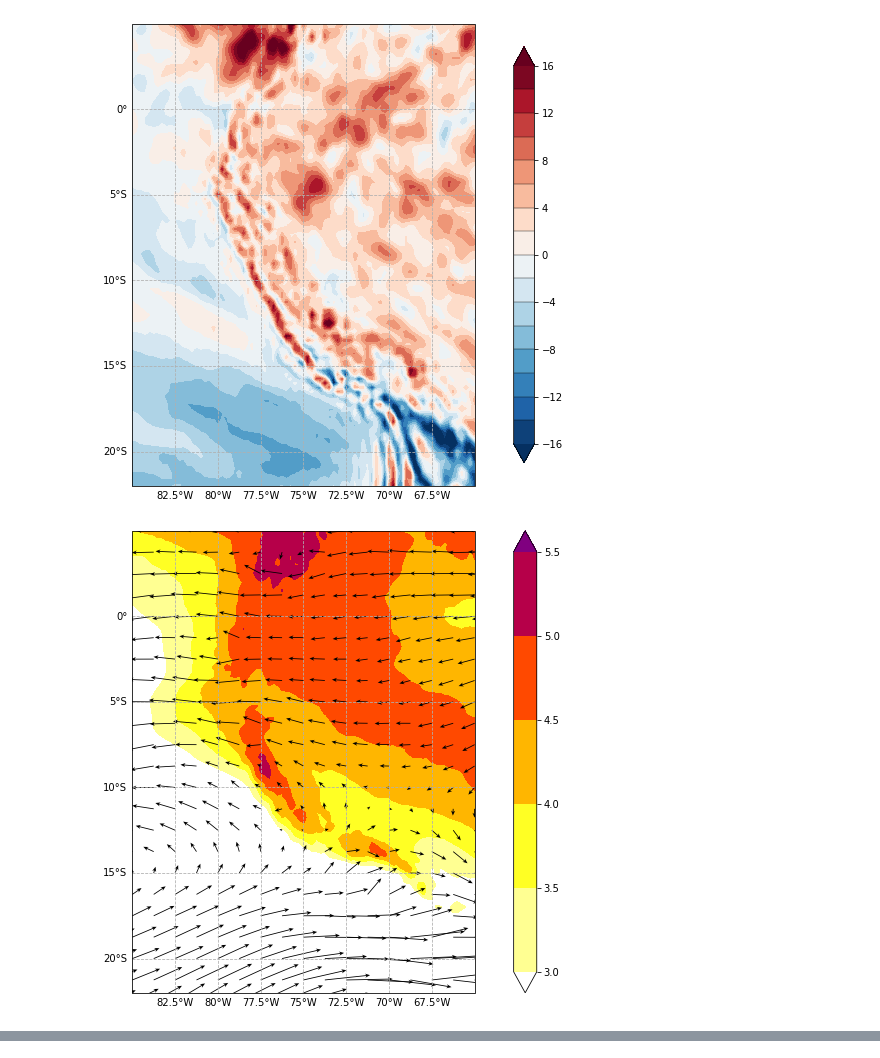
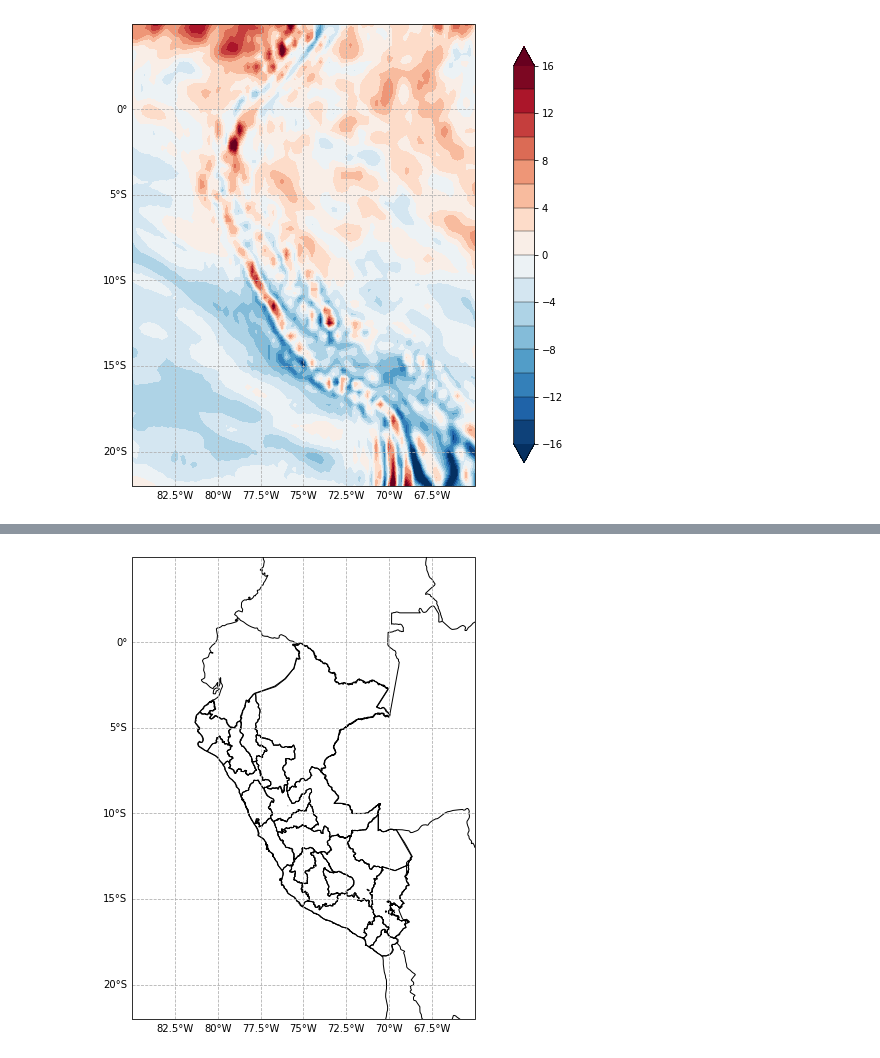
Before and after one commit to rosepb28/ERA5, a Jupyter notebook: prueba.ipynb, the cells around one changed output, grey strips where cells are left out. Saved outputs shown, nothing was run; the diff lists cells and outputs as text; code cells hidden in the pictures.

```diff
--- a/prueba.ipynb
+++ b/prueba.ipynb
@@ -1,13 +1,14 @@
 # %%
-from era5_graphs import lcorr, divergencia, sp_hum, hrp600_200, tpe
+from era5_graphs import era5_download, lcorr, divergencia, sp_hum, hrp600_200, tpe
 
-ruta = "NC/oct22.nc"
+#era5_download(8, 2022, 'linux')
+
+ruta = "NC/ago22.nc"
 
 #lcorr(file = ruta, save_png='no')
 divergencia(file = ruta, save_png='no')
-sp_hum(file = ruta, save_png='no')
-hrp600_200(file = ruta, save_png='no')
-tpe(file = ruta, save_png='no')
+#sp_hum(file = ruta, save_png='no')
+#hrp600_200(file = ruta, save_png='no')
+#tpe(file = ruta, save_png='no')
 # %% [output]
-[figure, old version]
+[figure, new version]
-[figure, removed]
@@ -15,0 +21,17 @@ tpe(file = ruta, save_png='no')
+# %%
+#Creacion de colores
+fig=plt.figure(figsize=(14,8.5),facecolor='white')
+prj=ccrs.PlateCarree()
+ax = plt.axes(projection=prj)
+
+dir_shp = '../SHP/DEPARTAMENTOS.shp'
+shp = list(shpreader.Reader(dir_shp).geometries())
+
+ax.add_geometries(shp,prj,edgecolor='black',facecolor='None')
+ax.add_feature(cfeature.BORDERS)
+ax.add_feature(cfeature.COASTLINE)
+gl = ax.gridlines(draw_labels=True,linestyle='--')
+gl.top_labels = gl.right_labels = False
+ax.set_extent([-85,-65,-22,5], crs=prj) #redomensionando
+# %% [output]
+[figure, added]
```
Also changed, not shown: parts of 2 cells of this notebook, 5 other files.
